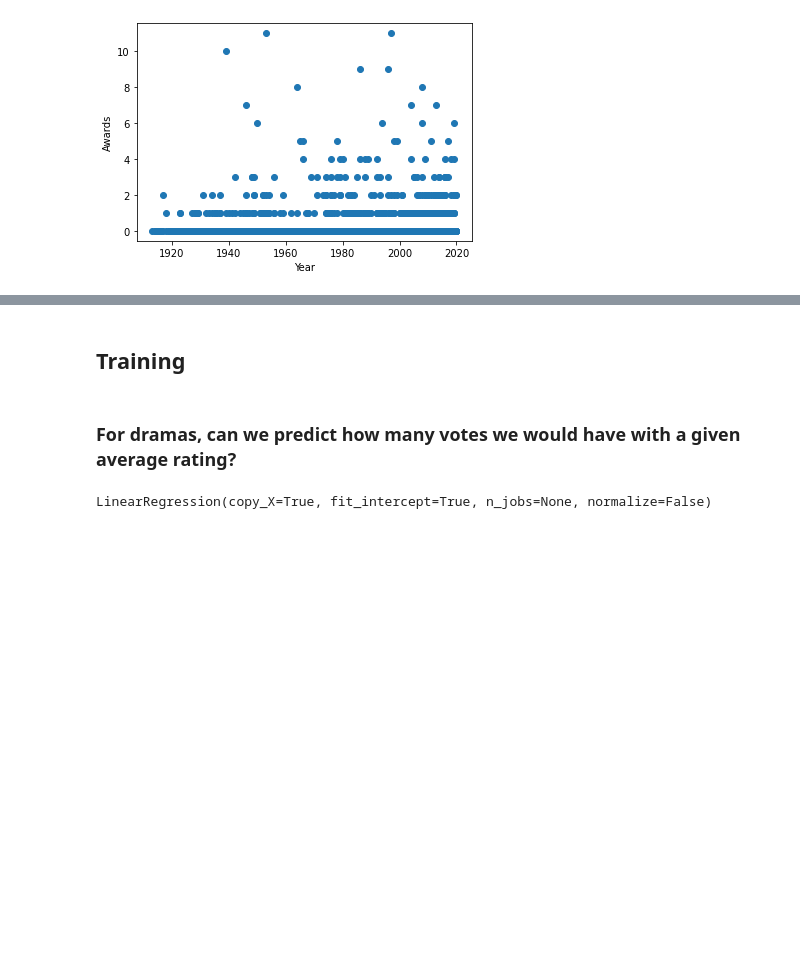
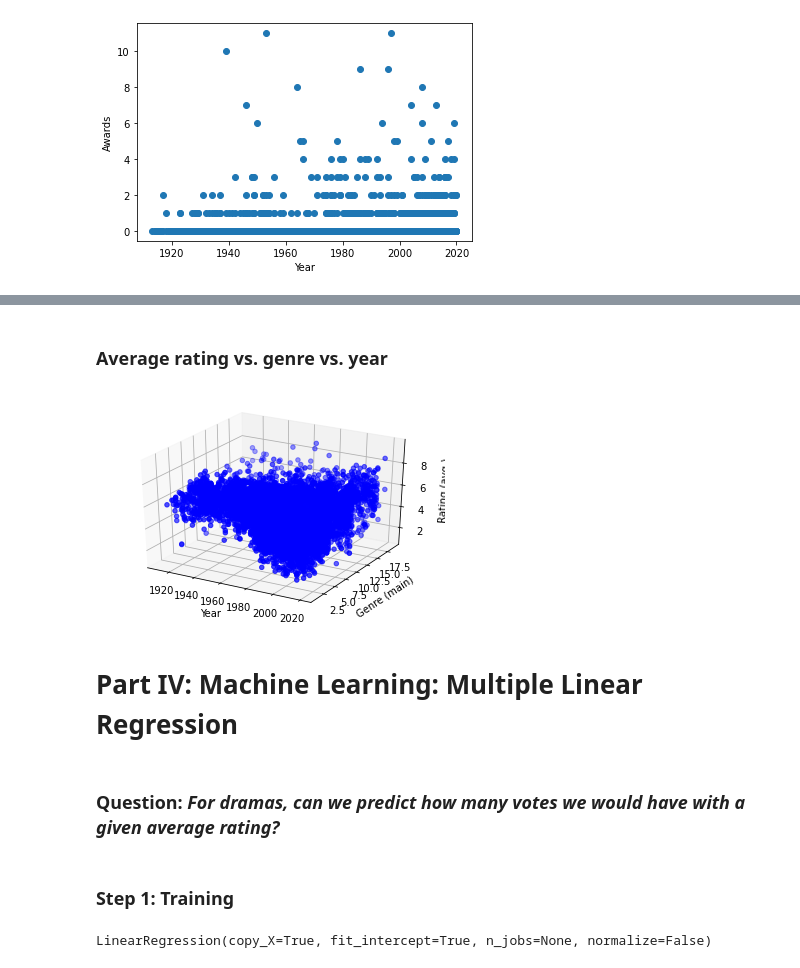
Before and after one commit to AlejandraRosa/final_project, a Jupyter notebook: notebooks/regressions.ipynb, the cells around one changed output, grey strips where cells are left out. Cells and saved outputs as stored; diff of their text form; code cells hidden in the pictures; blank space fills up the shorter version.

```diff
--- a/notebooks/regressions.ipynb
+++ b/notebooks/regressions.ipynb
@@ -298,7 +377,26 @@ Text(0, 0.5, 'Awards')
+# %% [markdown]
+### Average rating vs. genre vs. year
+# %%
+fig = plt.figure()
+ax = fig.add_subplot(111, projection='3d')
+x = dropped['Year']
+y = dropped['Genre (main)']
+z = dropped['Rating (avg.)']
+
+ax.scatter(x, y, z, c='b')
+ax.set_xlabel('Year')
+ax.set_ylabel('Genre (main)')
+ax.set_zlabel('Rating (avg.)')
+
+plt.show()
+# %% [output]
+[figure, added]
+# %% [markdown]
+# Part IV: Machine Learning: Multiple Linear Regression
+# %% [markdown]
+### Question: _For dramas, can we predict how many votes we would have with a given average rating?_
 # %% [markdown]
-## Training
+### Step 1: Training
-# %% [markdown]
-### For dramas, can we predict how many votes we would have with a given average rating?
 # %%
 # Assign data to X, y (Sklearn requires a two-dimensional array of values so we use reshape to create this)
 X = drama['Rating (avg.)'].values.reshape(-1, 1)
```
Also changed, not shown: parts of 37 cells of this notebook.
